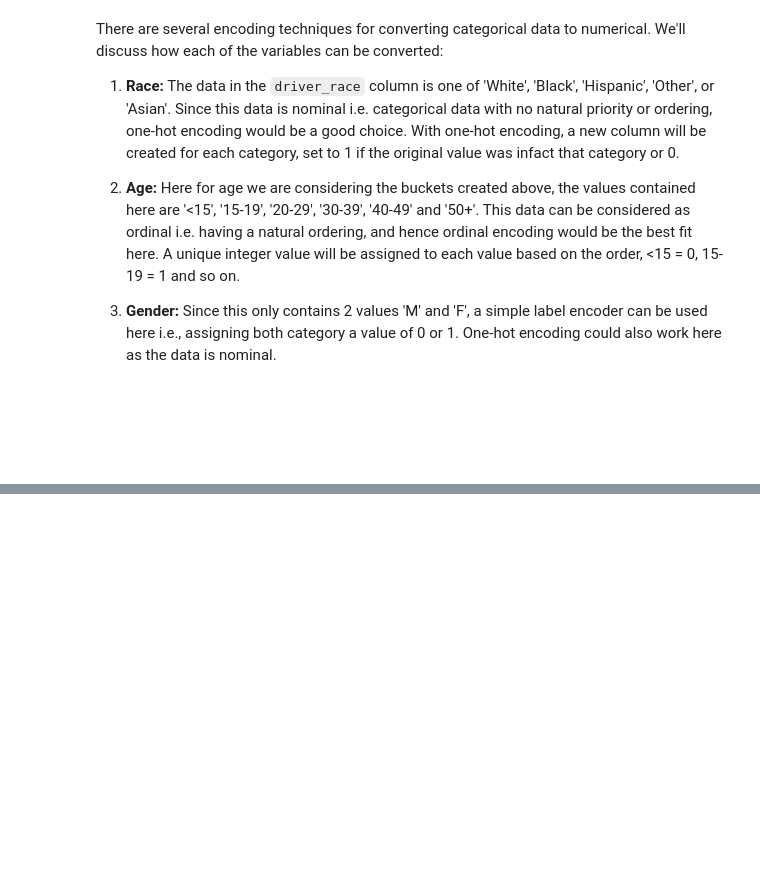
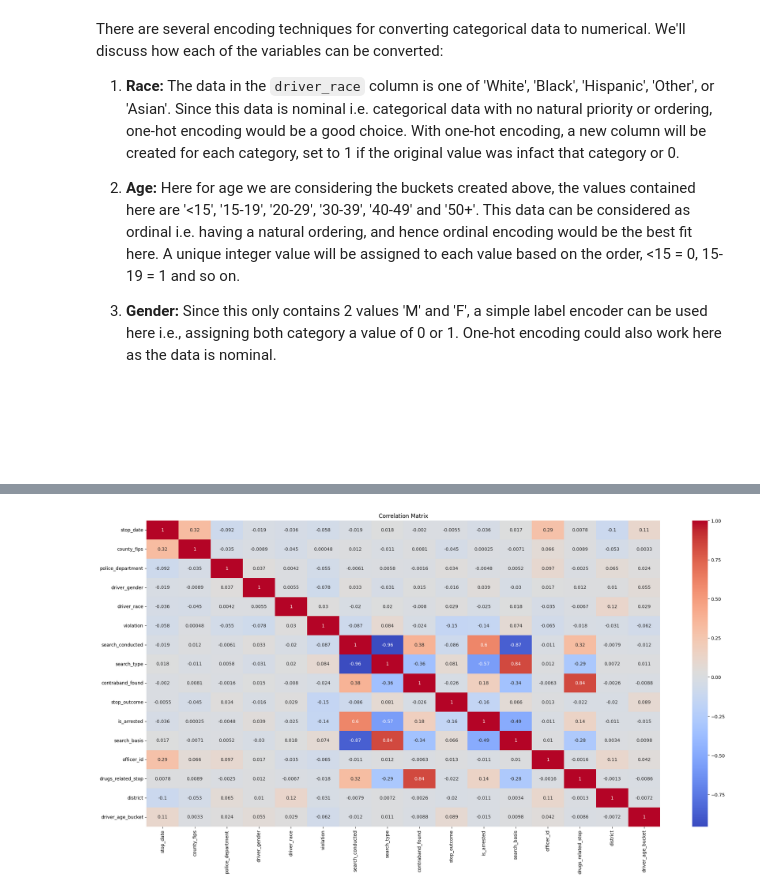
Before and after one commit to Sumitjh26997/CSS581-ML, a Jupyter notebook: hw2.ipynb, the cells around one changed output, grey strips where cells are left out. Saved outputs shown, nothing was run; the diff lists cells and outputs as text; code cells hidden in the pictures; blank space fills up the shorter version.

```diff
--- a/hw2.ipynb
+++ b/hw2.ipynb
@@ -258,0 +602,2 @@ Part C:
+# %%
+resampled_data[['stop_date', 'police_department', 'violation', 'search_conducted', 'search_type', 'is_arrested', 'search_basis', 'officer_id']] = enc.fit_transform(resampled_data[['stop_date', 'police_department', 'violation', 'search_conducted', 'search_type', 'is_arrested', 'search_basis', 'officer_id']])
@@ -258,0 +619,18 @@ Part C:
+# %%
+corr_data = resampled_data.copy()
+# %%
+corr_data[['driver_race', 'stop_outcome', 'driver_gender', 'is_arrested', 'driver_age_bucket']] = enc.fit_transform(corr_data[['driver_race', 'stop_outcome', 'driver_gender', 'is_arrested', 'driver_age_bucket']])
+# %%
+corr_matrix = corr_data.corr()
+# %%
+import seaborn as sns
+import matplotlib.pyplot as plt
+
+plt.figure(figsize=(25,12))
+# Assuming 'correlation_matrix' is your correlation matrix
+sns.heatmap(corr_matrix, annot=True, cmap='coolwarm')
+
+plt.title('Correlation Matrix')
+plt.show()
+# %% [output]
+[figure, added]
```
Also changed, not shown: parts of 48 cells of this notebook.
